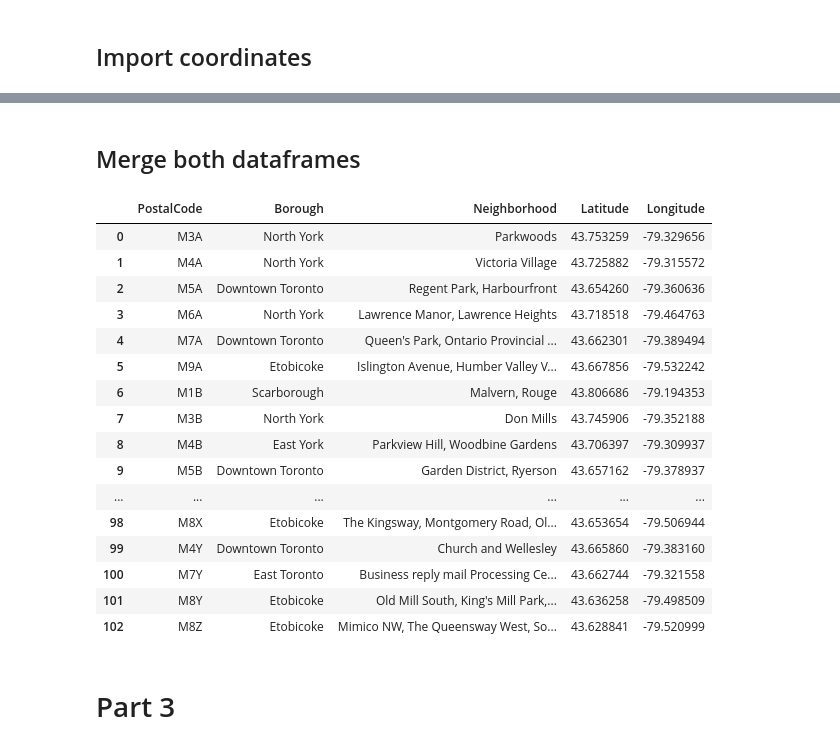
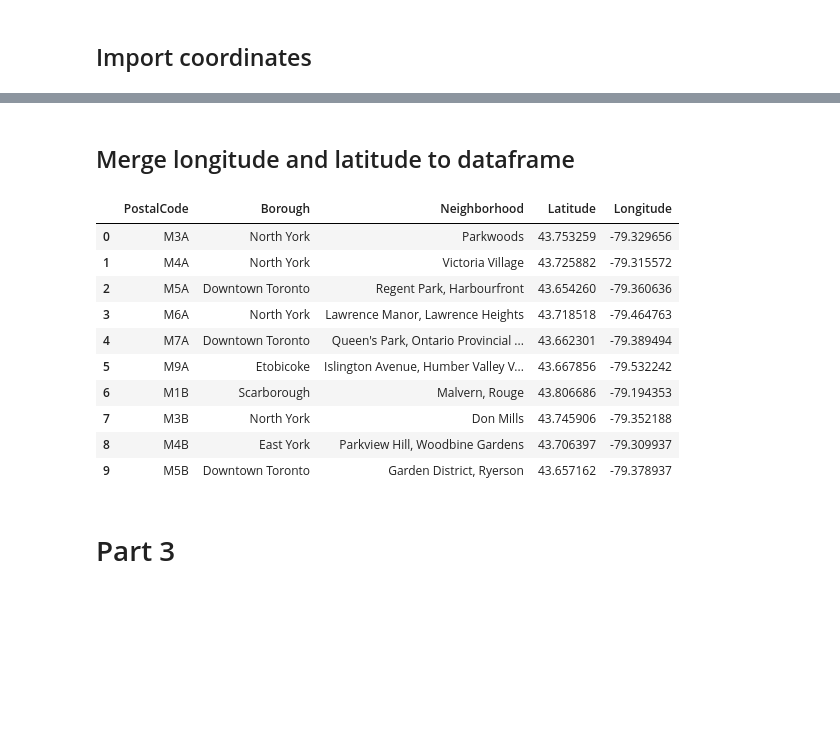
Before and after one commit to Puma1387/Coursera_Capstone, a Jupyter notebook: Segmenting_and_Clustering_Toronto.ipynb, the cells around one changed output, grey strips where cells are left out. Drawn from its saved outputs; the diff is of its cells as text; code cells hidden in the pictures; blank space fills up the shorter version.

```diff
--- a/Segmenting_and_Clustering_Toronto.ipynb
+++ b/Segmenting_and_Clustering_Toronto.ipynb
@@ -25,5 +25,5 @@ df.reset_index(drop=True, inplace=True)
 # %% [markdown]
 ## Replace missing Neighborhood with Borough
 # %%
-df['Neighborhood'] = np.where(df['Neighborhood'] == 'Not assigned', df['Borough'], df['Neighborhood']) #replace missing Neighborhood with Borough
+df['Neighbourhood']=df['Neighbourhood'].replace('Not assigned', df['Borough']) #replace missing Neighborhood with Borough
 # %% [output]
@@ -85,26 +69,20 @@ df_coord
-# %% [markdown]
-## Merge both dataframes
+# %% [markdown]
+## Merge longitude and  latitude to dataframe
 # %%
 df_merged = pd.merge(df,df_coord, on='PostalCode')
-df_merged
+df_merged.head(10)
 # %% [output]
 |  | PostalCode | Borough | Neighborhood | Latitude | Longitude |
 | 0 | M3A | North York | Parkwoods | 43.753259 | -79.329656 |
 | 1 | M4A | North York | Victoria Village | 43.725882 | -79.315572 |
 | 2 | M5A | Downtown Toronto | Regent Park, Harbourfront | 43.654260 | -79.360636 |
 | 3 | M6A | North York | Lawrence Manor, Lawrence Heights | 43.718518 | -79.464763 |
 | 4 | M7A | Downtown Toronto | Queen's Park, Ontario Provincial ... | 43.662301 | -79.389494 |
 | 5 | M9A | Etobicoke | Islington Avenue, Humber Valley V... | 43.667856 | -79.532242 |
 | 6 | M1B | Scarborough | Malvern, Rouge | 43.806686 | -79.194353 |
 | 7 | M3B | North York | Don Mills | 43.745906 | -79.352188 |
 | 8 | M4B | East York | Parkview Hill, Woodbine Gardens | 43.706397 | -79.309937 |
 | 9 | M5B | Downtown Toronto | Garden District, Ryerson | 43.657162 | -79.378937 |
-| ... | ... | ... | ... | ... | ... |
-| 98 | M8X | Etobicoke | The Kingsway, Montgomery Road, Ol... | 43.653654 | -79.506944 |
-| 99 | M4Y | Downtown Toronto | Church and Wellesley | 43.665860 | -79.383160 |
-| 100 | M7Y | East Toronto | Business reply mail Processing Ce... | 43.662744 | -79.321558 |
-| 101 | M8Y | Etobicoke | Old Mill South, King's Mill Park,... | 43.636258 | -79.498509 |
-| 102 | M8Z | Etobicoke | Mimico NW, The Queensway West, So... | 43.628841 | -79.520999 |
 # %% [markdown]
 # Part 3
 # %% [markdown]
```
Also changed, not shown: parts of 4 cells of this notebook.
